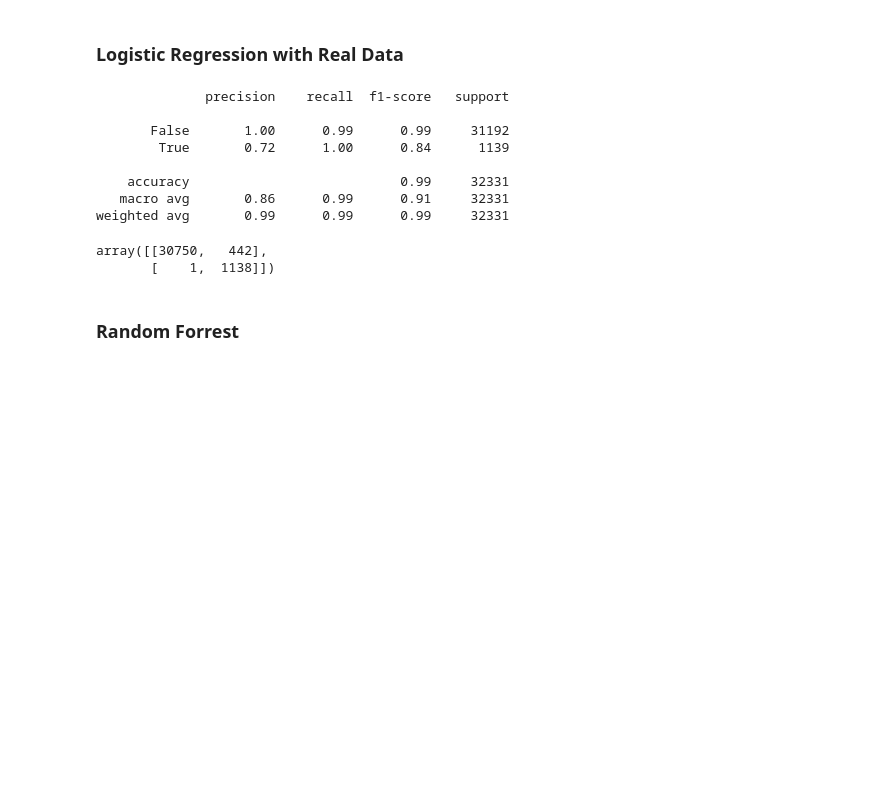
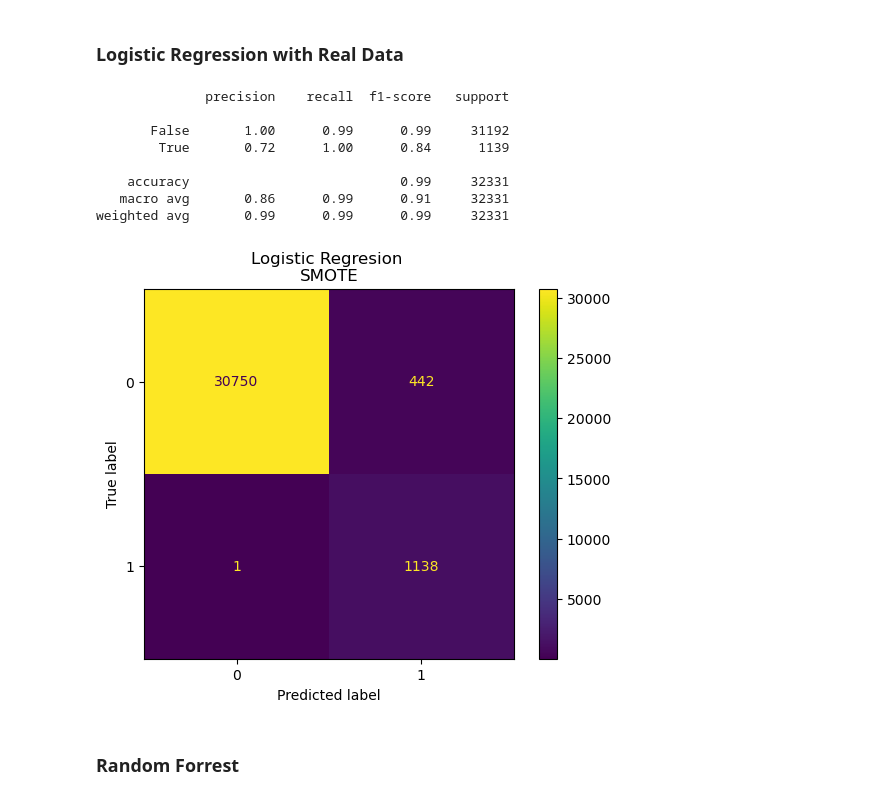
Before and after one commit to jagwinn/SMOTE_UNO, a Jupyter notebook: smote_uno.ipynb, the cells around one changed output. Saved outputs shown, nothing was run; the diff lists cells and outputs as text; code cells hidden in the pictures; blank space fills up the shorter version.

```diff
--- a/smote_uno.ipynb
+++ b/smote_uno.ipynb
@@ -142,22 +188,23 @@ After OverSampling, counts of label '0': 280484
 # %%
 lr1 = LogisticRegression()
 lr1.fit(X_train_res, y_train_res.ravel())
 predictions = lr1.predict(X_val)
 
 # print classification report
 print(classification_report(y_val, predictions))
 confusion_matrix(y_val, predictions)
+cm = conf_matrix(y_val, predictions, "Logistic Regresion \nSMOTE")
+cm.figure_.savefig("/Users/jakegwinn/Documents/argonne_F24/u.jw_analysis/AutoEncoder/smote_pics/log_reg_post.pdf")
 # %% [output]
               precision    recall  f1-score   support
 
        False       1.00      0.99      0.99     31192
         True       0.72      1.00      0.84      1139
 
     accuracy                           0.99     32331
    macro avg       0.86      0.99      0.91     32331
 weighted avg       0.99      0.99      0.99     32331
-array([[30750,   442],
-       [    1,  1138]])
+[figure, added]
 # %% [markdown]
 ### Random Forrest
 # %%
```
Also changed, not shown: parts of 12 cells of this notebook, 9 other files.
